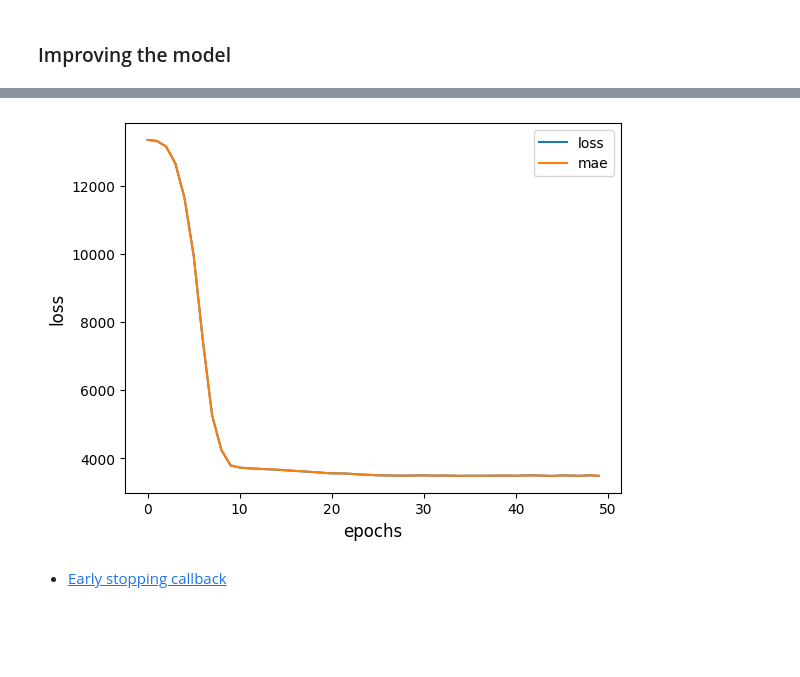
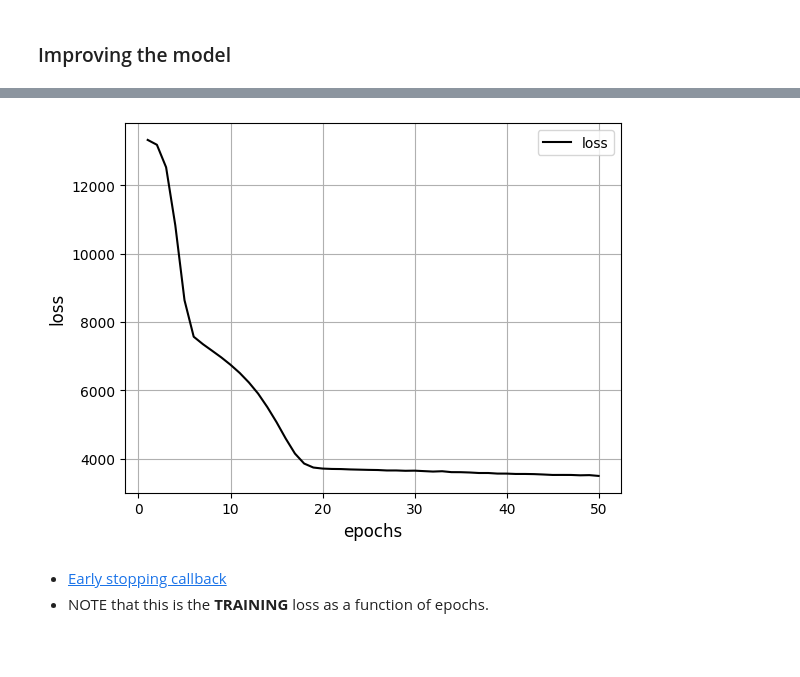
Before and after one commit to HerraKaava/tensorflow, a Jupyter notebook: NN-Regression/NN_Regression_Example.ipynb, the cells around one changed output, grey strips where cells are left out. Saved outputs shown, nothing was run; the diff lists cells and outputs as text; code cells hidden in the pictures.

```diff
--- a/NN-Regression/NN_Regression_Example.ipynb
+++ b/NN-Regression/NN_Regression_Example.ipynb
@@ -90,10 +90,4 @@ print(y.shape)
 (1338,)
 # %%
 # Training and validation sets
-X_train, X_val, y_train, y_val = train_test_split(X_scaled, y, test_size=0.2, random_state=42)
-
-# Convert to tensors
-X_train = tf.cast(X_train, dtype=tf.float32)
-X_val = tf.cast(X_val, dtype=tf.float32)
-y_train = tf.cast(y_train, dtype=tf.float32)
-y_val = tf.cast(y_val, dtype=tf.float32)
+X_train, X_val, y_train, y_val = train_test_split(X, y, test_size=0.2, random_state=42)
@@ -120,0 +109,6 @@ scaled_X_val = scaler.transform(X_val)
+# %%
+# Convert to tensors
+scaled_X_train = tf.cast(scaled_X_train, dtype=tf.float32)
+scaled_X_val = tf.cast(scaled_X_val, dtype=tf.float32)
+y_train = tf.cast(y_train, dtype=tf.float32)
+y_val = tf.cast(y_val, dtype=tf.float32)
@@ -166,7 +170,7 @@ Non-trainable params: 0 (0.00 Byte)
 _________________________________________________________________
 # %%
 # Fit the model
-model1.fit(X_train, y_train, epochs=100, verbose=0)
+model1.fit(scaled_X_train, y_train, epochs=100, verbose=0)
 # %% [output]
 <keras.src.callbacks.History at 0x...>
 # %%
@@ -232,6 +236,6 @@ model2.add(tf.keras.layers.Dense(units=1, activation='linear', name='output_laye
 model2.compile(loss=tf.keras.losses.mae,
                optimizer=tf.keras.optimizers.Adam(learning_rate=0.01),
                metrics=['mae'])
-history = model2.fit(X_train, y_train, epochs=50, verbose=0)
+loss_history = model2.fit(scaled_X_train, y_train, epochs=50, verbose=0)
 # %% [markdown]
 * Note that if the learning rate of the optimizer is too *high*, the loss can diverge to infinity, and in this case the output of the evaluation will be **nan**.
@@ -253,12 +273,15 @@ plot_preds(y_val, model2.predict(X_val))
 # %%
-# Plot history (also known as a loss curve / training curve)
-pd.DataFrame(history.history).plot()
+# Plot the loss history (also known as a loss curve / training curve)
+plt.plot(np.arange(1, 51), loss_history.history['loss'], c="black", label="loss")
 plt.ylabel('loss', size=12)
-plt.xlabel('epochs', size=12);
+plt.xlabel('epochs', size=12)
+plt.grid(True)
+plt.legend();
 # %% [output]
-[figure, old version]
+[figure, new version]
 # %% [markdown]
 * [Early stopping callback](https://www.tensorflow.org/api_docs/python/tf/keras/callbacks/EarlyStopping)
+* NOTE that this is the **TRAINING** loss as a function of epochs.
 # %% [markdown]
 <br>
 # %%
```
Also changed, not shown: parts of 27 cells of this notebook.
